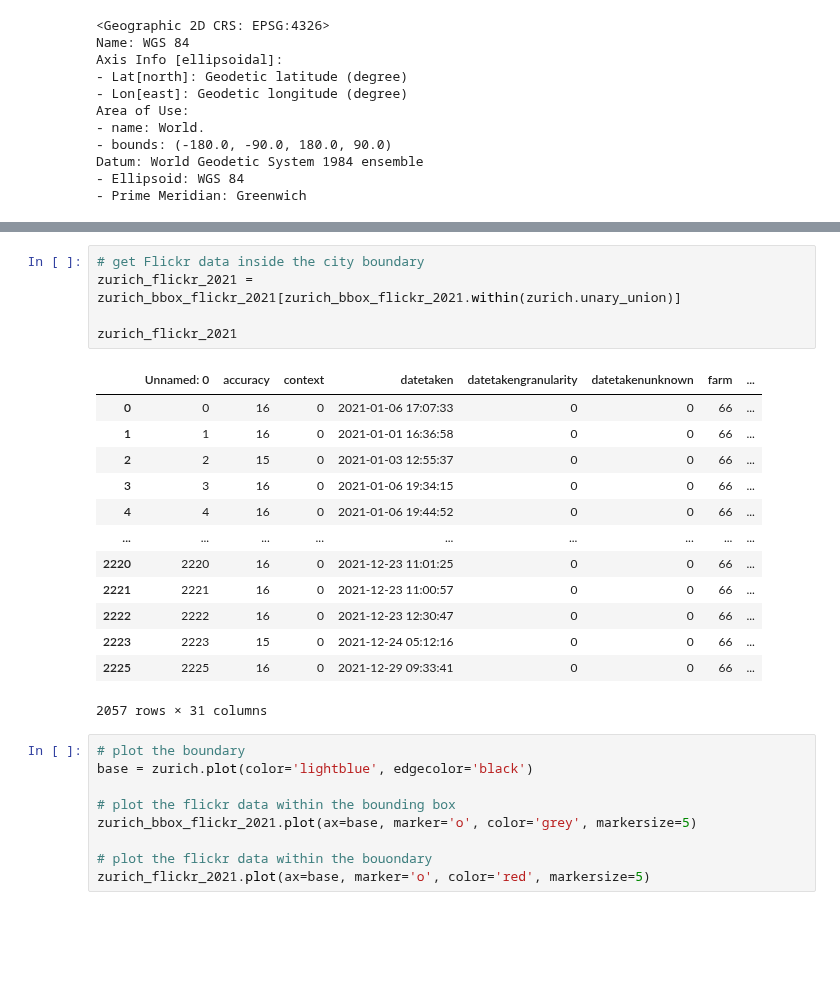
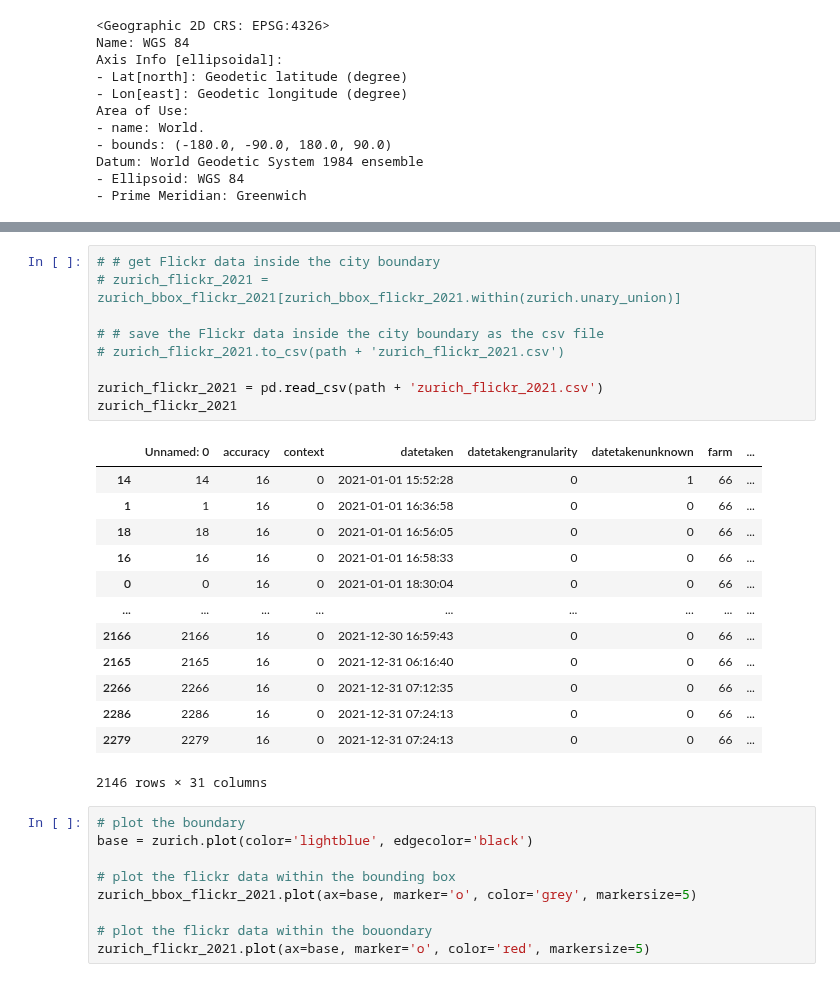
Before and after one commit to leyixu21/Semantic-Trajectory, a Jupyter notebook: get_flickr_data.ipynb, the cells around one changed output, grey strips where cells are left out. Drawn from its saved outputs; the diff is of its cells as text; blank space fills up the shorter version.

```diff
--- a/get_flickr_data.ipynb
+++ b/get_flickr_data.ipynb
@@ -458,24 +547,28 @@ m
 # %% [output]
 [interactive output not drawn]
 # %%
-# get Flickr data inside the city boundary
-zurich_flickr_2021 = zurich_bbox_flickr_2021[zurich_bbox_flickr_2021.within(zurich.unary_union)]
+# # get Flickr data inside the city boundary
+# zurich_flickr_2021 = zurich_bbox_flickr_2021[zurich_bbox_flickr_2021.within(zurich.unary_union)]
 
+# # save the Flickr data inside the city boundary as the csv file
+# zurich_flickr_2021.to_csv(path + 'zurich_flickr_2021.csv')
+
+zurich_flickr_2021 = pd.read_csv(path + 'zurich_flickr_2021.csv')
 zurich_flickr_2021
 # %% [output]
 |  | Unnamed: 0 | accuracy | context | datetaken | datetakengranularity | datetakenunknown | farm | ... |
-| 0 | 0 | 16 | 0 | 2021-01-06 17:07:33 | 0 | 0 | 66 | ... |
+| 14 | 14 | 16 | 0 | 2021-01-01 15:52:28 | 0 | 1 | 66 | ... |
 | 1 | 1 | 16 | 0 | 2021-01-01 16:36:58 | 0 | 0 | 66 | ... |
-| 2 | 2 | 15 | 0 | 2021-01-03 12:55:37 | 0 | 0 | 66 | ... |
-| 3 | 3 | 16 | 0 | 2021-01-06 19:34:15 | 0 | 0 | 66 | ... |
-| 4 | 4 | 16 | 0 | 2021-01-06 19:44:52 | 0 | 0 | 66 | ... |
+| 18 | 18 | 16 | 0 | 2021-01-01 16:56:05 | 0 | 0 | 66 | ... |
+| 16 | 16 | 16 | 0 | 2021-01-01 16:58:33 | 0 | 0 | 66 | ... |
+| 0 | 0 | 16 | 0 | 2021-01-01 18:30:04 | 0 | 0 | 66 | ... |
 | ... | ... | ... | ... | ... | ... | ... | ... | ... |
-| 2220 | 2220 | 16 | 0 | 2021-12-23 11:01:25 | 0 | 0 | 66 | ... |
-| 2221 | 2221 | 16 | 0 | 2021-12-23 11:00:57 | 0 | 0 | 66 | ... |
-| 2222 | 2222 | 16 | 0 | 2021-12-23 12:30:47 | 0 | 0 | 66 | ... |
-| 2223 | 2223 | 15 | 0 | 2021-12-24 05:12:16 | 0 | 0 | 66 | ... |
-| 2225 | 2225 | 16 | 0 | 2021-12-29 09:33:41 | 0 | 0 | 66 | ... |
+| 2166 | 2166 | 16 | 0 | 2021-12-30 16:59:43 | 0 | 0 | 66 | ... |
+| 2165 | 2165 | 16 | 0 | 2021-12-31 06:16:40 | 0 | 0 | 66 | ... |
+| 2266 | 2266 | 16 | 0 | 2021-12-31 07:12:35 | 0 | 0 | 66 | ... |
+| 2286 | 2286 | 16 | 0 | 2021-12-31 07:24:13 | 0 | 0 | 66 | ... |
+| 2279 | 2279 | 16 | 0 | 2021-12-31 07:24:13 | 0 | 0 | 66 | ... |
-2057 rows × 31 columns
+2146 rows × 31 columns
 # %%
 # plot the boundary
 base = zurich.plot(color='lightblue', edgecolor='black')
```
Also changed, not shown: parts of 14 cells of this notebook.
